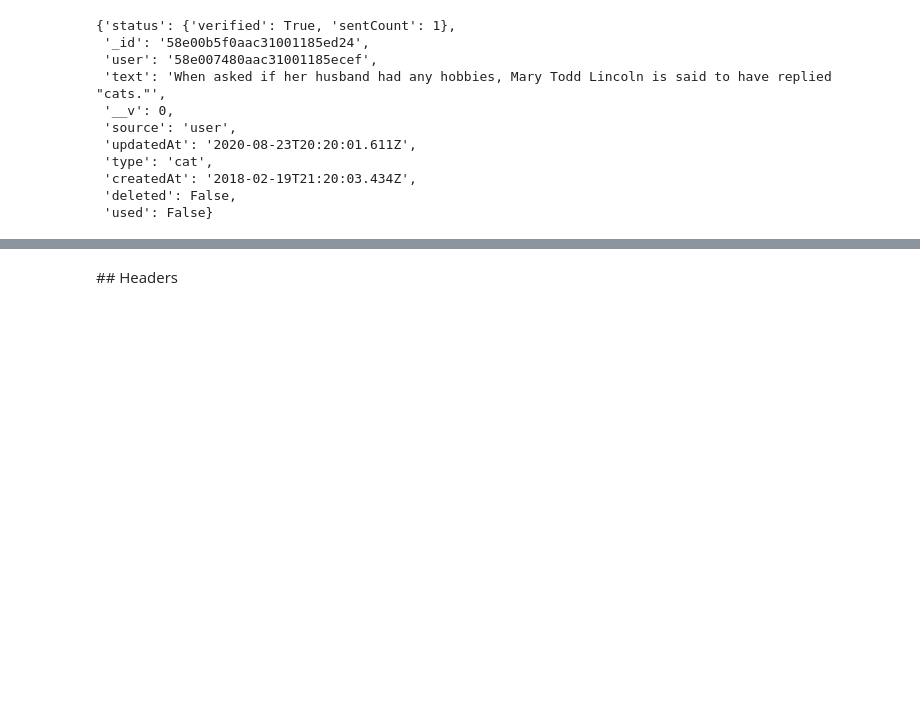
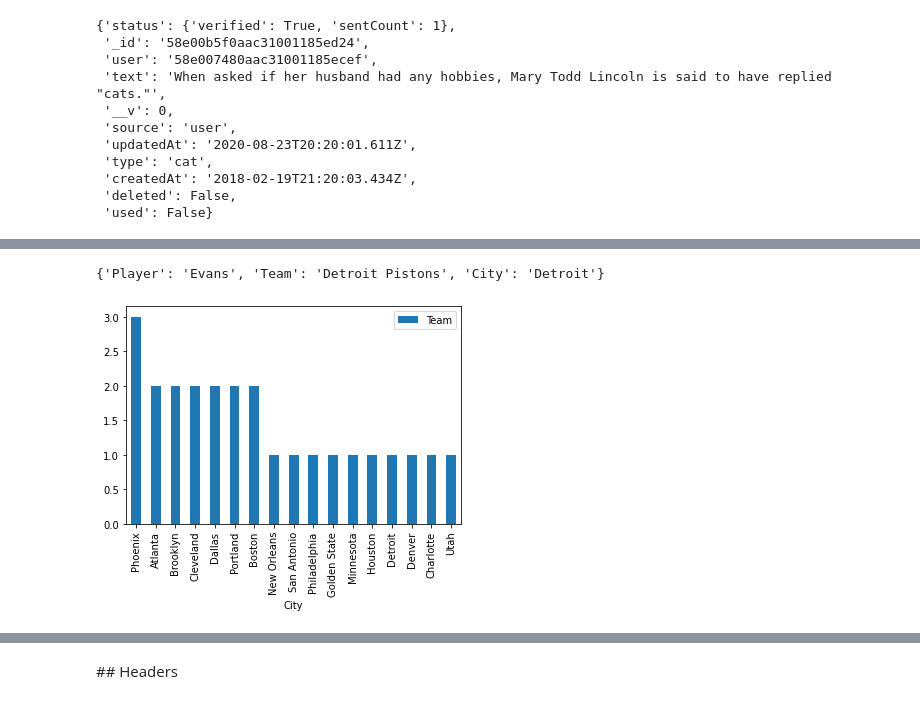
Before and after one commit to Ironhack-data-bcn-january-2024/lectures, a Jupyter notebook: week-3/03-APIs.ipynb, the cells around one changed output, grey strips where cells are left out. Drawn from its saved outputs; the diff is of its cells as text; code cells hidden in the pictures; blank space fills up the shorter version.

```diff
--- a/week-3/03-APIs.ipynb
+++ b/week-3/03-APIs.ipynb
@@ -424,0 +528,6 @@ res[0]
+# %%
+# Nico
+import requests
+import json
+res = requests.get("https://www.balldontlie.io/api/v1/players").json()
+res # last_name & city & full_name
@@ -424,0 +552,39 @@ res[0]
+# %%
+res # last_name & city & full_name
+last_name = res["data"][0]["last_name"]
+team = res["data"][0]["team"]["full_name"]
+city = res["data"][0]["team"]["city"]
+
+dict_ = {
+    "Player":last_name,
+    "Team":team,
+    "City": city
+}
+
+dict_
+# %% [output]
+{'Player': 'Evans', 'Team': 'Detroit Pistons', 'City': 'Detroit'}
+# %%
+def transform_list (res):
+
+    new_list = []
+    for i in res["data"]:
+
+        last_name = i["last_name"]
+        team = i["team"]["full_name"]
+        city = i["team"]["city"]
+
+        dict_ = {
+            "Player":last_name,
+            "Team":team,
+            "City": city
+        }
+
+    new_list.append(dict_)
+    df = pd.DataFrame(new_list)
+
+    return df
+
+df.groupby("City").agg({"Team": "count"}).sort_values(by="Team", ascending=False).plot(kind="bar");
+# %% [output]
+[figure, added]
```
Also changed, not shown: parts of 66 cells of this notebook.
